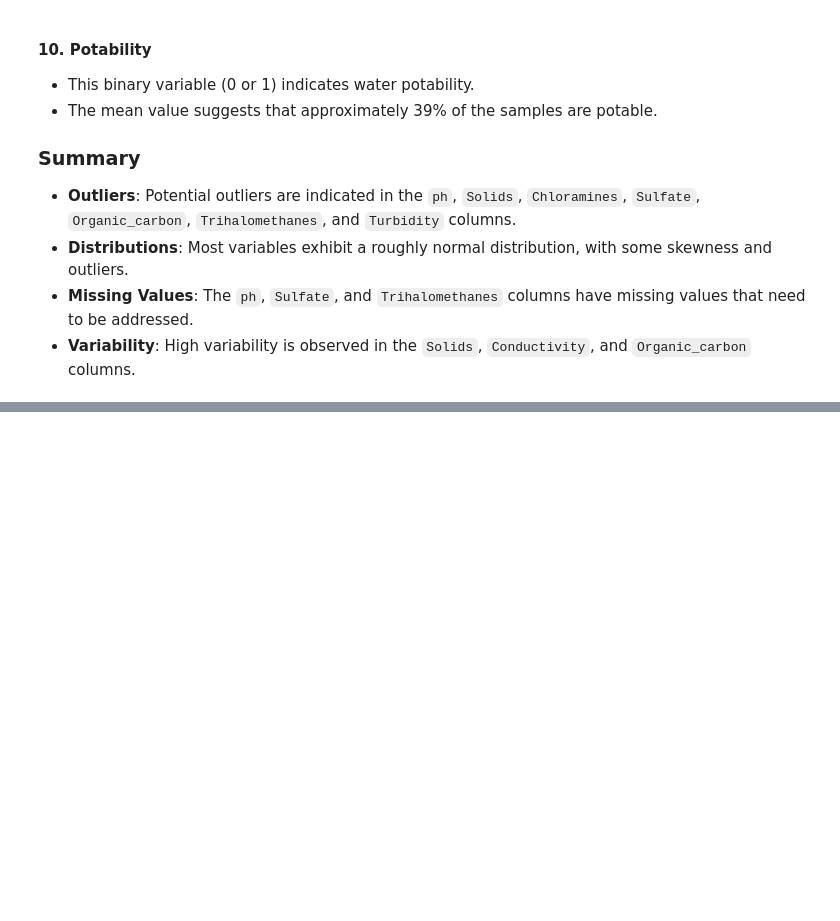
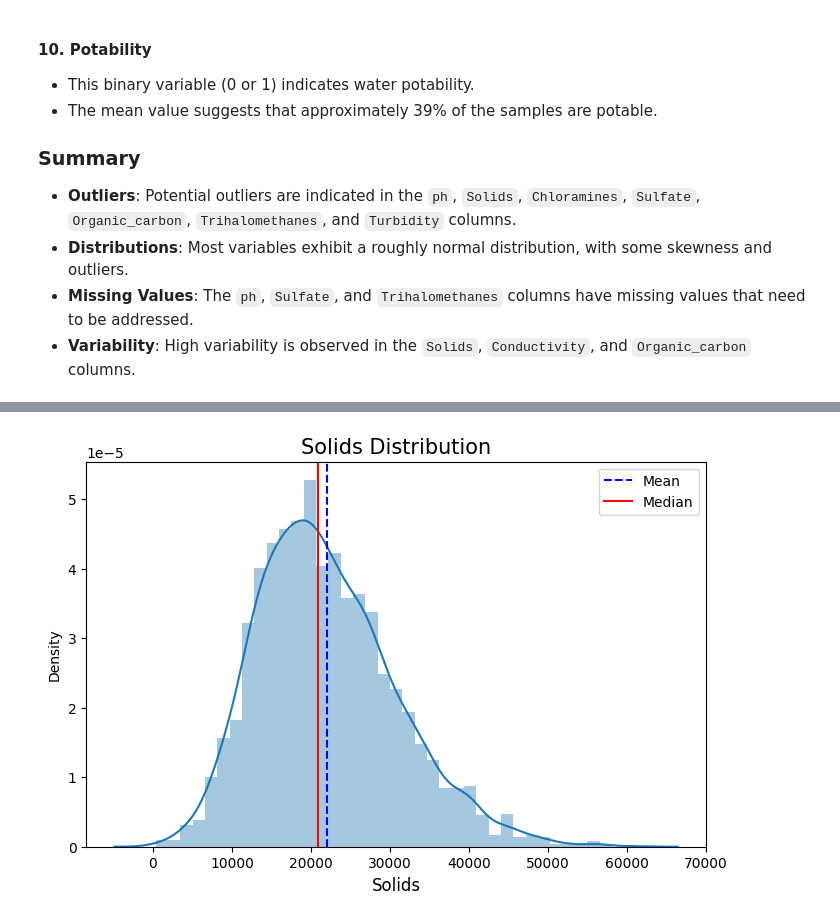
Before and after one commit to mohammadreza-mohammadi94/DataAnalysis-And-MachineLearning, a Jupyter notebook: 4. Public Health and Safety/Water Quality/Water_Quality_Analysis_and_Classification.ipynb, the cells around one changed output, grey strips where cells are left out. Saved outputs shown, nothing was run; the diff lists cells and outputs as text; code cells hidden in the pictures; blank space fills up the shorter version.

```diff
--- a/4. Public Health and Safety/Water Quality/Water_Quality_Analysis_and_Classification.ipynb
+++ b/4. Public Health and Safety/Water Quality/Water_Quality_Analysis_and_Classification.ipynb
@@ -230,0 +286,4 @@ df.describe(include='all').T
+# %%
+dist('Solids')
+# %% [output]
+[figure, added]
```
Also changed, not shown: parts of 53 cells of this notebook.
